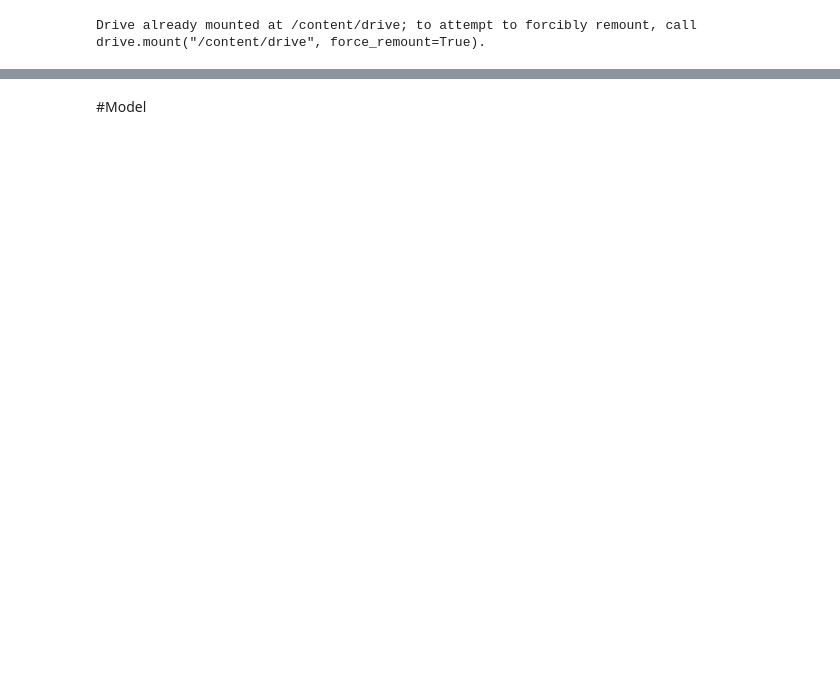
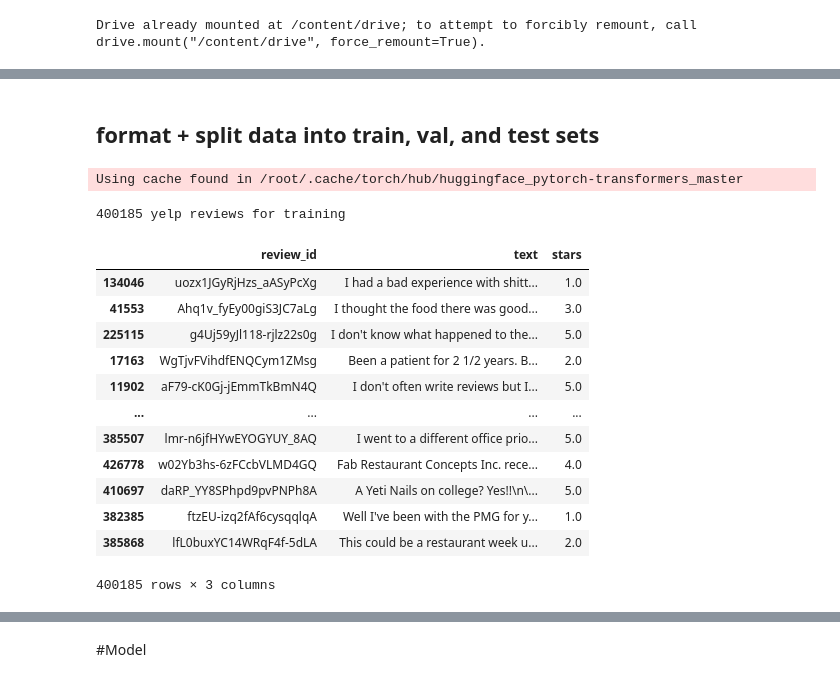
Before and after one commit to RainbowCat/cs182-nlp, a Jupyter notebook: cs182-nlp-oscar.ipynb, the cells around one changed output, grey strips where cells are left out. Drawn from its saved outputs; the diff is of its cells as text; code cells hidden in the pictures; blank space fills up the shorter version.

```diff
--- a/cs182-nlp-oscar.ipynb
+++ b/cs182-nlp-oscar.ipynb
@@ -147,0 +187,18 @@ list_to_device = lambda th_obj: [tensor.to(device) for tensor in th_obj]
+# %%
+# https://stackoverflow.com/questions/38250710/how-to-split-data-into-3-sets-train-validation-and-test
+def train_validate_test_split(df, train_percent=.6, validate_percent=.2, seed=0):
+    np.random.seed(seed)
+    perm = np.random.permutation(df.index)
+    # m = df.size
+    m = len(df.index)
+
+    train_end = int(train_percent * m)
+    validate_end = int(validate_percent * m) + train_end
+
+    train = df.iloc[perm[:train_end]]
+    validate = df.iloc[perm[train_end:validate_end]]
+    test = df.iloc[perm[validate_end:]]
+
+    assert train.size + validate.size + test.size == df.size
+
+    return train, validate, test
@@ -147,0 +209,4 @@ list_to_device = lambda th_obj: [tensor.to(device) for tensor in th_obj]
+# %%
+# load yelp data
+yelp_reviews = load_json(DATA_FOLDER / "yelp_review_training_dataset.jsonl")
+print("loaded", len(yelp_reviews.index), "data points")
@@ -147,0 +231,16 @@ list_to_device = lambda th_obj: [tensor.to(device) for tensor in th_obj]
+# %% [markdown]
+## format + split data into train, val, and test sets
+# %%
+xlnet_tokenizer = torch.hub.load('huggingface/pytorch-transformers', 'tokenizer', 'xlnet-base-cased')
+# tokenize_review(xlnet_tokenizer, "I love this grub!")
+# %% [output]
+Using cache found in /root/.cache/torch/hub/huggingface_pytorch-transformers_master
+# %%
+# train 75% | validation 15% | test 10%
+train_ratio = .75
+validate_ratio = .15
+test_ratio = .10
+assert train_ratio + validate_ratio + test_ratio == 1
+# %%
+train_reviews, validate_reviews, test_reviews = train_validate_test_split(yelp_reviews, train_ratio, validate_ratio)
+# train_reviews_df, val_reviews_df, test_reviews_df = train_validate_test_split(yelp_reviews, train_ratio, validate_ratio)
@@ -147,0 +251,18 @@ list_to_device = lambda th_obj: [tensor.to(device) for tensor in th_obj]
+# %%
+print(len(train_reviews.index), "yelp reviews for training")
+train_reviews
+# %% [output]
+400185 yelp reviews for training
+|  | review_id | text | stars |
+| 134046 | uozx1JGyRjHzs_aASyPcXg | I had a bad experience with shitt... | 1.0 |
+| 41553 | Ahq1v_fyEy00giS3JC7aLg | I thought the food there was good... | 3.0 |
+| 225115 | g4Uj59yJl118-rjlz22s0g | I don't know what happened to the... | 5.0 |
+| 17163 | WgTjvFVihdfENQCym1ZMsg | Been a patient for 2 1/2 years. B... | 2.0 |
+| 11902 | aF79-cK0Gj-jEmmTkBmN4Q | I don't often write reviews but I... | 5.0 |
+| ... | ... | ... | ... |
+| 385507 | lmr-n6jfHYwEYOGYUY_8AQ | I went to a different office prio... | 5.0 |
+| 426778 | w02Yb3hs-6zFCcbVLMD4GQ | Fab Restaurant Concepts Inc. rece... | 4.0 |
+| 410697 | daRP_YY8SPhpd9pvPNPh8A | A Yeti Nails on college? Yes!!\n\... | 5.0 |
+| 382385 | ftzEU-izq2fAf6cysqqlqA | Well I've been with the PMG for y... | 1.0 |
+| 385868 | lfL0buxYC14WRqF4f-5dLA | This could be a restaurant week u... | 2.0 |
+400185 rows × 3 columns
```
Also changed, not shown: parts of 71 cells of this notebook.
